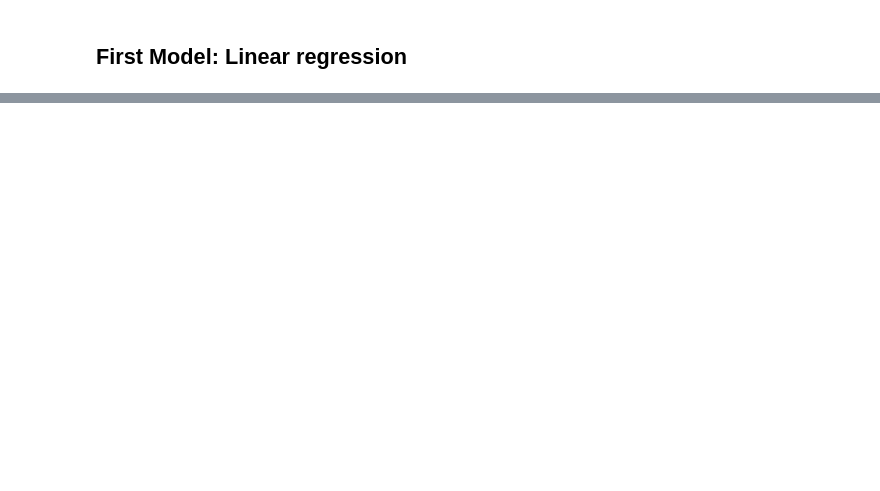
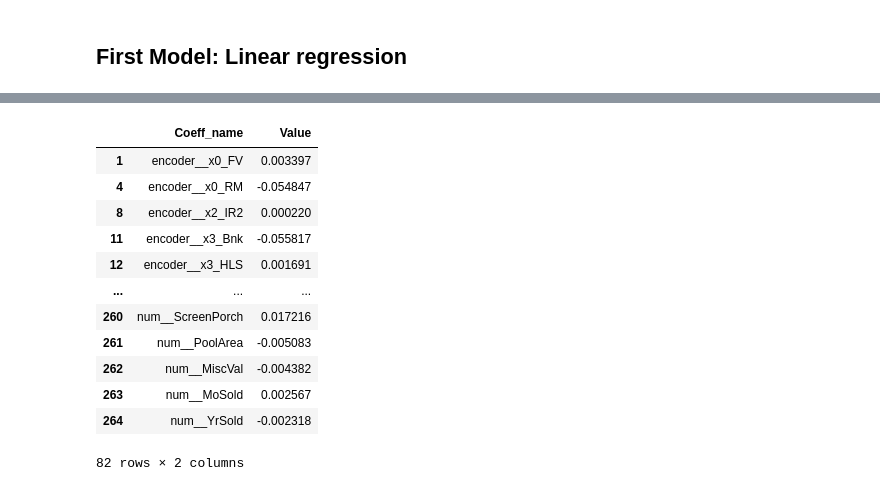
Before and after one commit to somayehY/House_Prices, a Jupyter notebook: HousePrices_DataWrangling.ipynb, the cells around one changed output, grey strips where cells are left out. Drawn from its saved outputs; the diff is of its cells as text; code cells hidden in the pictures; blank space fills up the shorter version.

```diff
--- a/HousePrices_DataWrangling.ipynb
+++ b/HousePrices_DataWrangling.ipynb
@@ -393,0 +576,18 @@ array([-3.36459815e-01,  1.13058510e-01,  9.48616220e-02,  8.42817281e-02,
+# %%
+df_coeff_lasso = df_coeff[df_coeff['Value']!=0]
+# %%
+df_coeff_lasso
+# %% [output]
+|  | Coeff_name | Value |
+| 1 | encoder__x0_FV | 0.003397 |
+| 4 | encoder__x0_RM | -0.054847 |
+| 8 | encoder__x2_IR2 | 0.000220 |
+| 11 | encoder__x3_Bnk | -0.055817 |
+| 12 | encoder__x3_HLS | 0.001691 |
+| ... | ... | ... |
+| 260 | num__ScreenPorch | 0.017216 |
+| 261 | num__PoolArea | -0.005083 |
+| 262 | num__MiscVal | -0.004382 |
+| 263 | num__MoSold | 0.002567 |
+| 264 | num__YrSold | -0.002318 |
+82 rows × 2 columns
```
Also changed, not shown: parts of 50 cells of this notebook.
